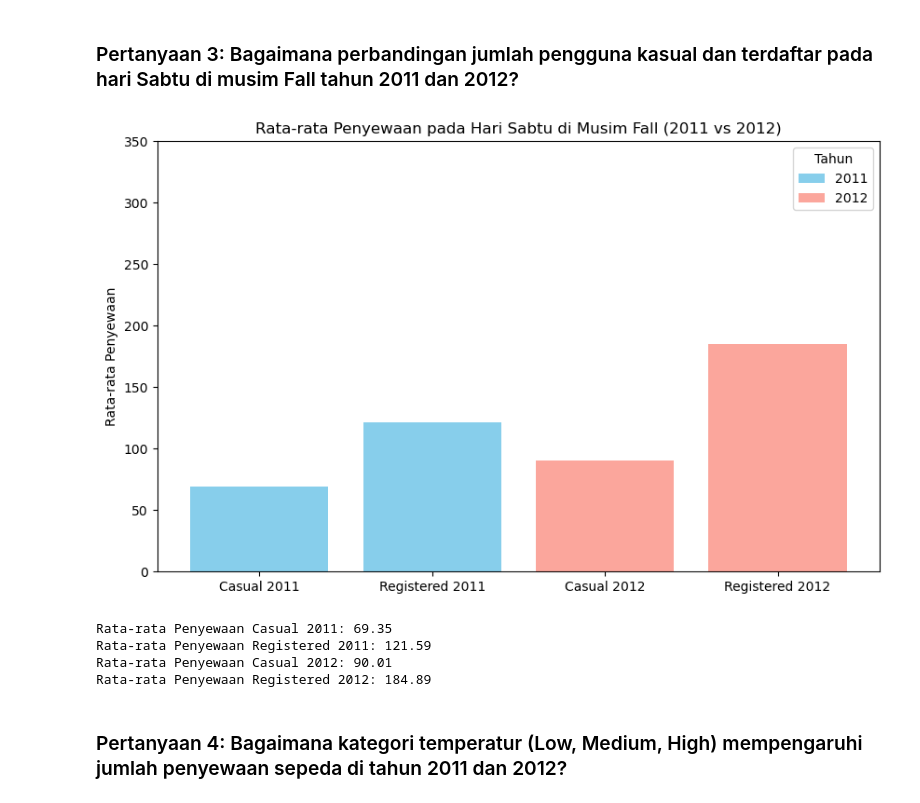
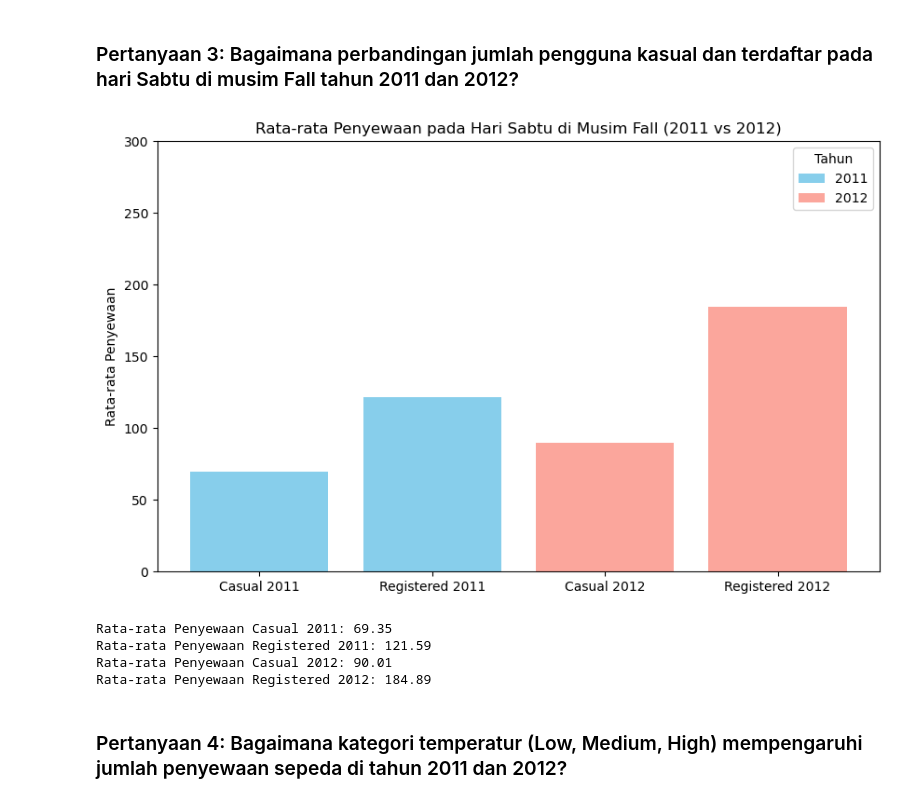
Before and after one commit to heardlyyoel/Bike-Rent-Dashboad-Analisis-Data, a Jupyter notebook: notebook.ipynb, the cells around one changed output. Drawn from its saved outputs; the diff is of its cells as text; code cells hidden in the pictures.

```diff
--- a/notebook.ipynb
+++ b/notebook.ipynb
@@ -318,27 +318,27 @@ Penyewaan terendah: Jam 4 di bulan 2
 # %%
 
 # Filter data untuk Sabtu di musim Fall
 fall_sat_2011 = hour_df[(hour_df['season'] == 'Fall') & (hour_df['weekday'] == 'Sat') & (hour_df['yr'] == 2011)]
 fall_sat_2012 = hour_df[(hour_df['season'] == 'Fall') & (hour_df['weekday'] == 'Sat') & (hour_df['yr'] == 2012)]
 
 # Rata-rata pengguna
 avg_2011 = [fall_sat_2011['casual'].mean(), fall_sat_2011['registered'].mean()]
 avg_2012 = [fall_sat_2012['casual'].mean(), fall_sat_2012['registered'].mean()]
 
 plt.figure(figsize=(10, 6))
 plt.bar(['Casual 2011', 'Registered 2011'], [avg_2011[0], avg_2011[1]], label='2011', color='skyblue')
 plt.bar(['Casual 2012', 'Registered 2012'], [avg_2012[0], avg_2012[1]], label='2012', color='salmon', alpha=0.7)
 plt.title('Rata-rata Penyewaan pada Hari Sabtu di Musim Fall (2011 vs 2012)')
 plt.ylabel('Rata-rata Penyewaan')
-plt.ylim(0, 350)
+plt.ylim(0, 300)
 plt.legend(title='Tahun')
 plt.show()
 print(f'Rata-rata Penyewaan Casual 2011: {avg_2011[0]:.2f}')
 print(f'Rata-rata Penyewaan Registered 2011: {avg_2011[1]:.2f}')
 print(f'Rata-rata Penyewaan Casual 2012: {avg_2012[0]:.2f}')
 print(f'Rata-rata Penyewaan Registered 2012: {avg_2012[1]:.2f}')
 # %% [output]
-[figure, old version]
+[figure, new version]
 Rata-rata Penyewaan Casual 2011: 69.35
 Rata-rata Penyewaan Registered 2011: 121.59
 Rata-rata Penyewaan Casual 2012: 90.01
```
Also changed, not shown: parts of 2 cells of this notebook, 1 other file.
